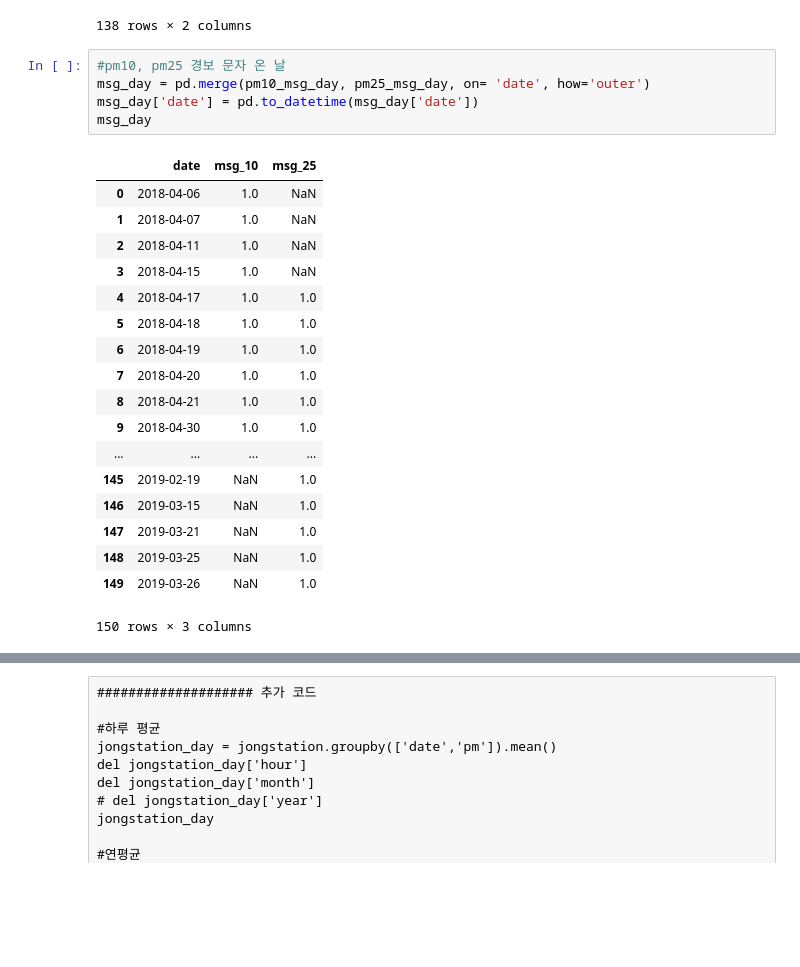
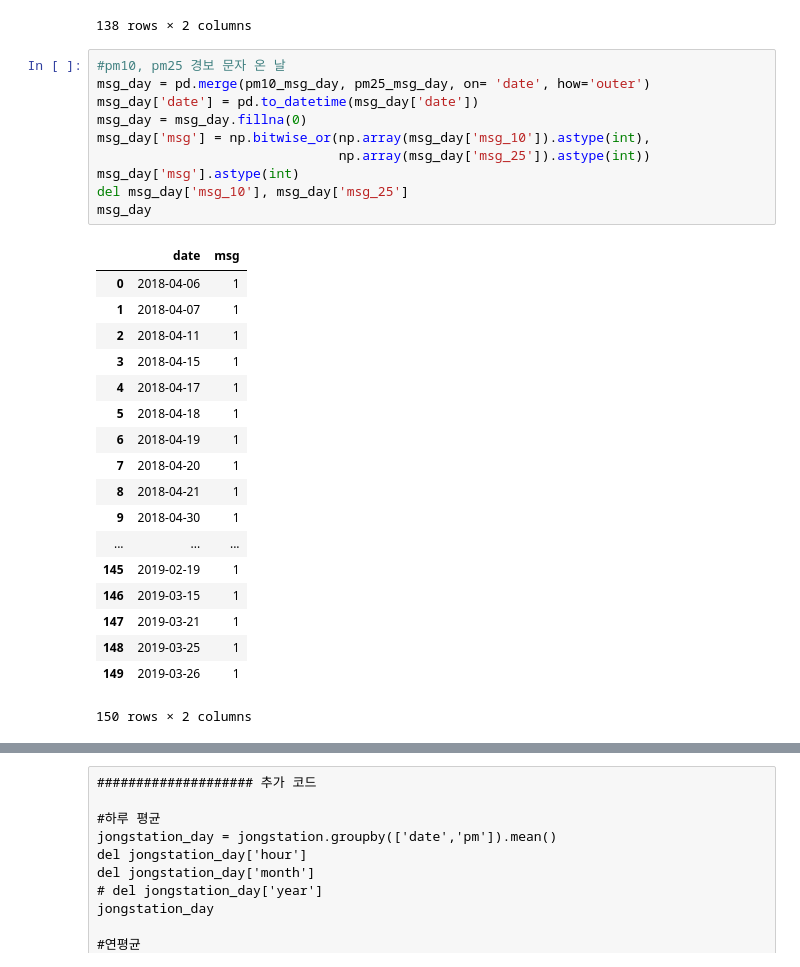
Before and after one commit to rmfkxhxh/bigcon_innovation_yaho, a Jupyter notebook: code/finedust/기상_종로구_최종.ipynb, the cells around one changed output, grey strips where cells are left out. Drawn from its saved outputs; the diff is of its cells as text; blank space fills up the shorter version.

```diff
--- a/code/finedust/기상_종로구_최종.ipynb
+++ b/code/finedust/기상_종로구_최종.ipynb
@@ -777,25 +785,30 @@ pm25_msg_day
 # %%
 #pm10, pm25 경보 문자 온 날
 msg_day = pd.merge(pm10_msg_day, pm25_msg_day, on= 'date', how='outer')
 msg_day['date'] = pd.to_datetime(msg_day['date'])
+msg_day = msg_day.fillna(0)
+msg_day['msg'] = np.bitwise_or(np.array(msg_day['msg_10']).astype(int),
+                               np.array(msg_day['msg_25']).astype(int))
+msg_day['msg'].astype(int)
+del msg_day['msg_10'], msg_day['msg_25']
 msg_day
 # %% [output]
-|  | date | msg_10 | msg_25 |
-| 0 | 2018-04-06 | 1.0 | NaN |
-| 1 | 2018-04-07 | 1.0 | NaN |
-| 2 | 2018-04-11 | 1.0 | NaN |
-| 3 | 2018-04-15 | 1.0 | NaN |
-| 4 | 2018-04-17 | 1.0 | 1.0 |
-| 5 | 2018-04-18 | 1.0 | 1.0 |
-| 6 | 2018-04-19 | 1.0 | 1.0 |
-| 7 | 2018-04-20 | 1.0 | 1.0 |
-| 8 | 2018-04-21 | 1.0 | 1.0 |
-| 9 | 2018-04-30 | 1.0 | 1.0 |
-| ... | ... | ... | ... |
-| 145 | 2019-02-19 | NaN | 1.0 |
-| 146 | 2019-03-15 | NaN | 1.0 |
-| 147 | 2019-03-21 | NaN | 1.0 |
-| 148 | 2019-03-25 | NaN | 1.0 |
-| 149 | 2019-03-26 | NaN | 1.0 |
+|  | date | msg |
+| 0 | 2018-04-06 | 1 |
+| 1 | 2018-04-07 | 1 |
+| 2 | 2018-04-11 | 1 |
+| 3 | 2018-04-15 | 1 |
+| 4 | 2018-04-17 | 1 |
+| 5 | 2018-04-18 | 1 |
+| 6 | 2018-04-19 | 1 |
+| 7 | 2018-04-20 | 1 |
+| 8 | 2018-04-21 | 1 |
+| 9 | 2018-04-30 | 1 |
+| ... | ... | ... |
+| 145 | 2019-02-19 | 1 |
+| 146 | 2019-03-15 | 1 |
+| 147 | 2019-03-21 | 1 |
+| 148 | 2019-03-25 | 1 |
+| 149 | 2019-03-26 | 1 |
-150 rows × 3 columns
+150 rows × 2 columns
 # %%
```
Also changed, not shown: parts of 57 cells of this notebook, 5 other files.
